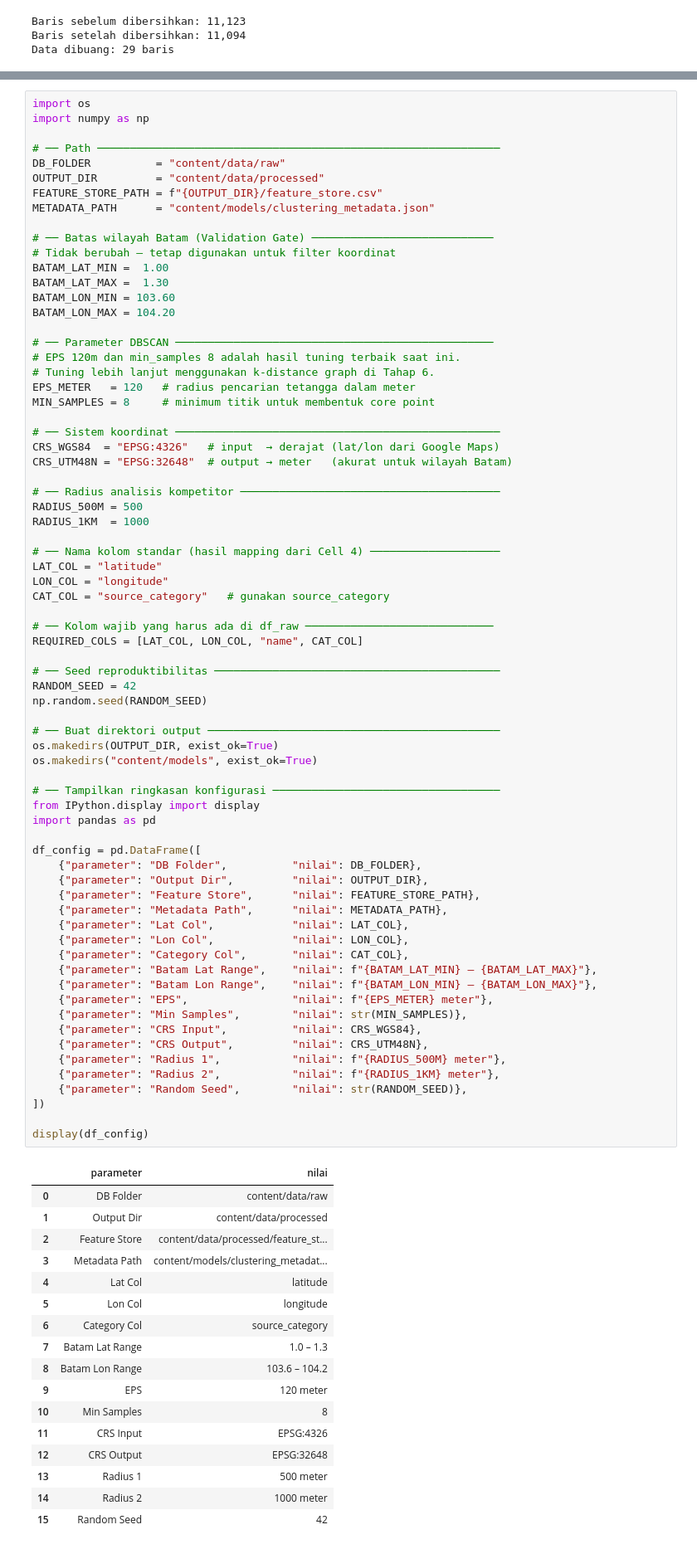
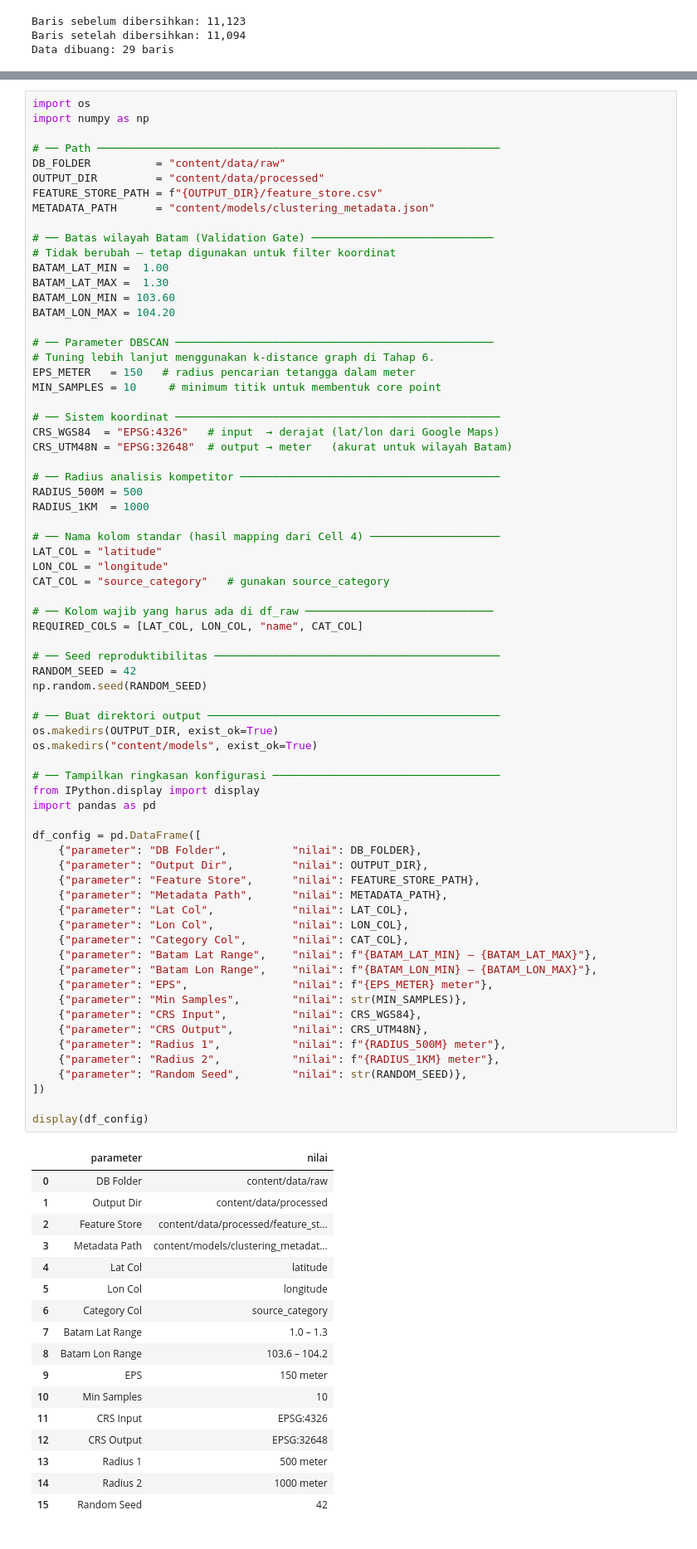
Before and after one commit to mhddanial/geomarketia-train, a Jupyter notebook: geomarketia_train.ipynb, the cells around one changed output, grey strips where cells are left out. Shown at 83% size. Drawn from its saved outputs; the diff is of its cells as text.

```diff
--- a/geomarketia_train.ipynb
+++ b/geomarketia_train.ipynb
@@ -630,10 +654,9 @@ BATAM_LON_MIN = 103.60
 BATAM_LON_MAX = 104.20
 
 # ── Parameter DBSCAN ─────────────────────────────────────────────────
-# EPS 120m dan min_samples 8 adalah hasil tuning terbaik saat ini.
 # Tuning lebih lanjut menggunakan k-distance graph di Tahap 6.
-EPS_METER   = 120   # radius pencarian tetangga dalam meter
-MIN_SAMPLES = 8     # minimum titik untuk membentuk core point
+EPS_METER   = 150   # radius pencarian tetangga dalam meter
+MIN_SAMPLES = 10     # minimum titik untuk membentuk core point
 
 # ── Sistem koordinat ──────────────────────────────────────────────────
 CRS_WGS84  = "EPSG:4326"   # input  → derajat (lat/lon dari Google Maps)
@@ -667,35 +690,35 @@ df_config = pd.DataFrame([
     {"parameter": "DB Folder",          "nilai": DB_FOLDER},
     {"parameter": "Output Dir",         "nilai": OUTPUT_DIR},
     {"parameter": "Feature Store",      "nilai": FEATURE_STORE_PATH},
     {"parameter": "Metadata Path",      "nilai": METADATA_PATH},
     {"parameter": "Lat Col",            "nilai": LAT_COL},
     {"parameter": "Lon Col",            "nilai": LON_COL},
     {"parameter": "Category Col",       "nilai": CAT_COL},
     {"parameter": "Batam Lat Range",    "nilai": f"{BATAM_LAT_MIN} – {BATAM_LAT_MAX}"},
     {"parameter": "Batam Lon Range",    "nilai": f"{BATAM_LON_MIN} – {BATAM_LON_MAX}"},
     {"parameter": "EPS",                "nilai": f"{EPS_METER} meter"},
     {"parameter": "Min Samples",        "nilai": str(MIN_SAMPLES)},
     {"parameter": "CRS Input",          "nilai": CRS_WGS84},
     {"parameter": "CRS Output",         "nilai": CRS_UTM48N},
     {"parameter": "Radius 1",           "nilai": f"{RADIUS_500M} meter"},
     {"parameter": "Radius 2",           "nilai": f"{RADIUS_1KM} meter"},
     {"parameter": "Random Seed",        "nilai": str(RANDOM_SEED)},
 ])
 
 display(df_config)
 # %% [output]
 |  | parameter | nilai |
 | 0 | DB Folder | content/data/raw |
 | 1 | Output Dir | content/data/processed |
 | 2 | Feature Store | content/data/processed/feature_st... |
 | 3 | Metadata Path | content/models/clustering_metadat... |
 | 4 | Lat Col | latitude |
 | 5 | Lon Col | longitude |
 | 6 | Category Col | source_category |
 | 7 | Batam Lat Range | 1.0 – 1.3 |
 | 8 | Batam Lon Range | 103.6 – 104.2 |
-| 9 | EPS | 120 meter |
-| 10 | Min Samples | 8 |
+| 9 | EPS | 150 meter |
+| 10 | Min Samples | 10 |
 | 11 | CRS Input | EPSG:4326 |
 | 12 | CRS Output | EPSG:32648 |
 | 13 | Radius 1 | 500 meter |
```
Also changed, not shown: parts of 39 cells of this notebook, 42 other files.
